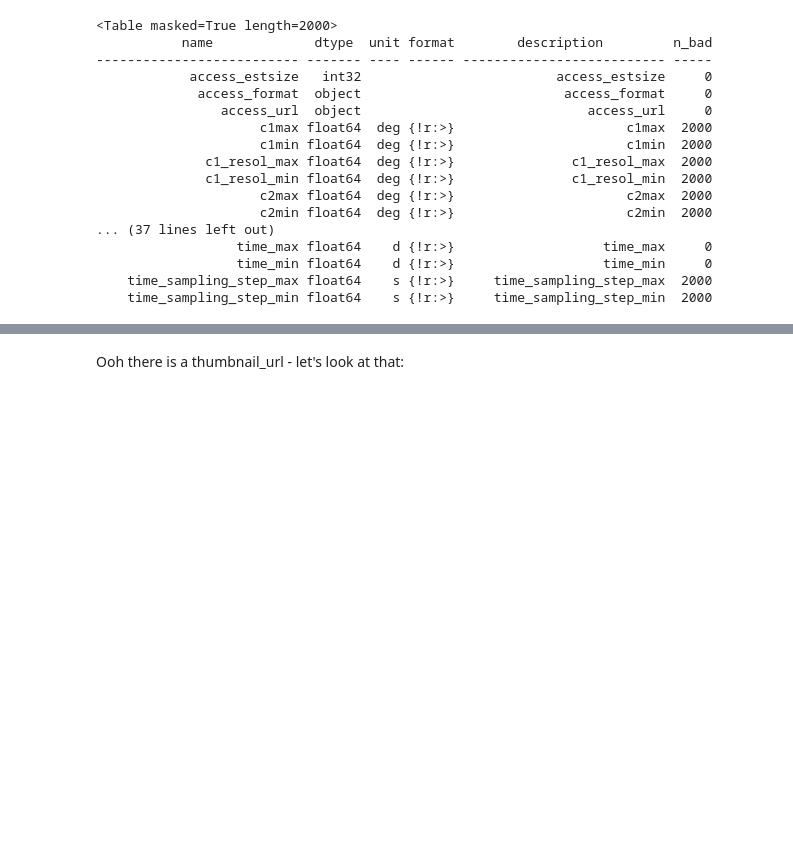
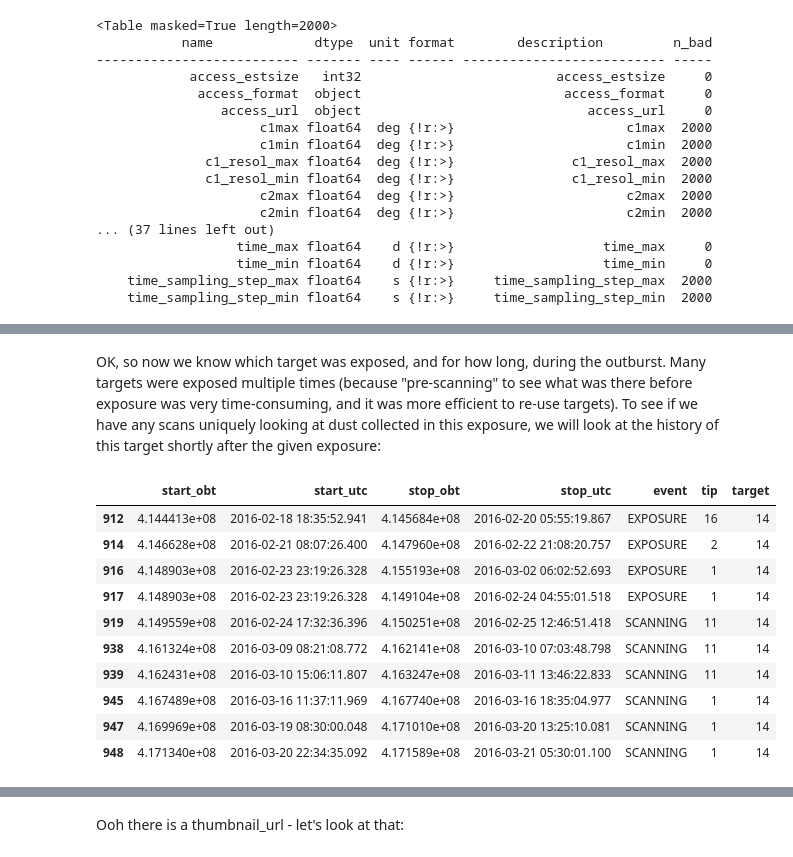
Before and after one commit to msbentley/midas-analysis, a Jupyter notebook: midas-analysis.ipynb, the cells around one changed output, grey strips where cells are left out. Saved outputs shown, nothing was run; the diff lists cells and outputs as text; code cells hidden in the pictures; blank space fills up the shorter version.

```diff
--- a/midas-analysis.ipynb
+++ b/midas-analysis.ipynb
@@ -244,0 +216,31 @@ Name: 1, dtype: object
+# %%
+def get_lbl_prod(zip):
+    """Accepts a zip object and returns the label and data product names from the DATA directory"""
+
+    for filename in zip.namelist():
+        if filename == 'inventory.txt':
+            continue
+        elif (filename.endswith('.LBL')) and (filename.split('/')[1]=='DATA'):
+            label_file = filename
+        elif (not filename.endswith('.LBL')) and (filename.split('/')[1]=='DATA'):
+            data_file = filename
+
+    return label_file, data_file
+# %%
+tgh_cols = ['start_obt', 'start_utc', 'stop_obt', 'stop_utc', 'event', 'tip']
+history_cols = tgh_cols + ['target']
+
+history = pd.DataFrame([], columns=history_cols)
+for idx, target in tgh.iterrows():
+    print('Processing target %d' % target.target)
+    r = requests.get(url=target.access_url)
+    zip = zipfile.ZipFile(BytesIO(r.content))
+    label_file, data_file = get_lbl_prod(zip)
+    temp = pd.read_table(zip.open(data_file), sep=',', delim_whitespace=False, header=None, names=tgh_cols)
+    temp['target'] = target.target
+    history = history.append(temp)
+
+history.start_utc = pd.to_datetime(history.start_utc)
+history.stop_utc = pd.to_datetime(history.stop_utc)
+history.sort_values(by='start_utc', inplace=True)
+history = history.set_index(np.arange(len(history)))
@@ -244,0 +275,4 @@ Name: 1, dtype: object
+# %%
+exposures = history[history.event=='EXPOSURE']
+exposures['duration'] = exposures.stop_utc - exposures.start_utc
+len(exposures)
@@ -244,0 +300,3 @@ Name: 1, dtype: object
+# %%
+exposure = exposures.loc[912]
+exposure
@@ -244,0 +313,16 @@ Name: 1, dtype: object
+# %% [markdown]
+OK, so now we know which target was exposed, and for how long, during the outburst. Many targets were exposed multiple times (because "pre-scanning" to see what was there before exposure was very time-consuming, and it was more efficient to re-use targets). To see if we have any scans uniquely looking at dust collected in this exposure, we will look at the history of this target shortly after the given exposure:
+# %%
+history[ (history.start_utc >= exposure.start_utc) & (history.target==exposure.target) ].head(10)
+# %% [output]
+|  | start_obt | start_utc | stop_obt | stop_utc | event | tip | target |
+| 912 | 4.144413e+08 | 2016-02-18 18:35:52.941 | 4.145684e+08 | 2016-02-20 05:55:19.867 | EXPOSURE | 16 | 14 |
+| 914 | 4.146628e+08 | 2016-02-21 08:07:26.400 | 4.147960e+08 | 2016-02-22 21:08:20.757 | EXPOSURE | 2 | 14 |
+| 916 | 4.148903e+08 | 2016-02-23 23:19:26.328 | 4.155193e+08 | 2016-03-02 06:02:52.693 | EXPOSURE | 1 | 14 |
+| 917 | 4.148903e+08 | 2016-02-23 23:19:26.328 | 4.149104e+08 | 2016-02-24 04:55:01.518 | EXPOSURE | 1 | 14 |
+| 919 | 4.149559e+08 | 2016-02-24 17:32:36.396 | 4.150251e+08 | 2016-02-25 12:46:51.418 | SCANNING | 11 | 14 |
+| 938 | 4.161324e+08 | 2016-03-09 08:21:08.772 | 4.162141e+08 | 2016-03-10 07:03:48.798 | SCANNING | 11 | 14 |
+| 939 | 4.162431e+08 | 2016-03-10 15:06:11.807 | 4.163247e+08 | 2016-03-11 13:46:22.833 | SCANNING | 11 | 14 |
+| 945 | 4.167489e+08 | 2016-03-16 11:37:11.969 | 4.167740e+08 | 2016-03-16 18:35:04.977 | SCANNING | 1 | 14 |
+| 947 | 4.169969e+08 | 2016-03-19 08:30:00.048 | 4.171010e+08 | 2016-03-20 13:25:10.081 | SCANNING | 1 | 14 |
+| 948 | 4.171340e+08 | 2016-03-20 22:34:35.092 | 4.171589e+08 | 2016-03-21 05:30:01.100 | SCANNING | 1 | 14 |
```
Also changed, not shown: parts of 86 cells of this notebook.
